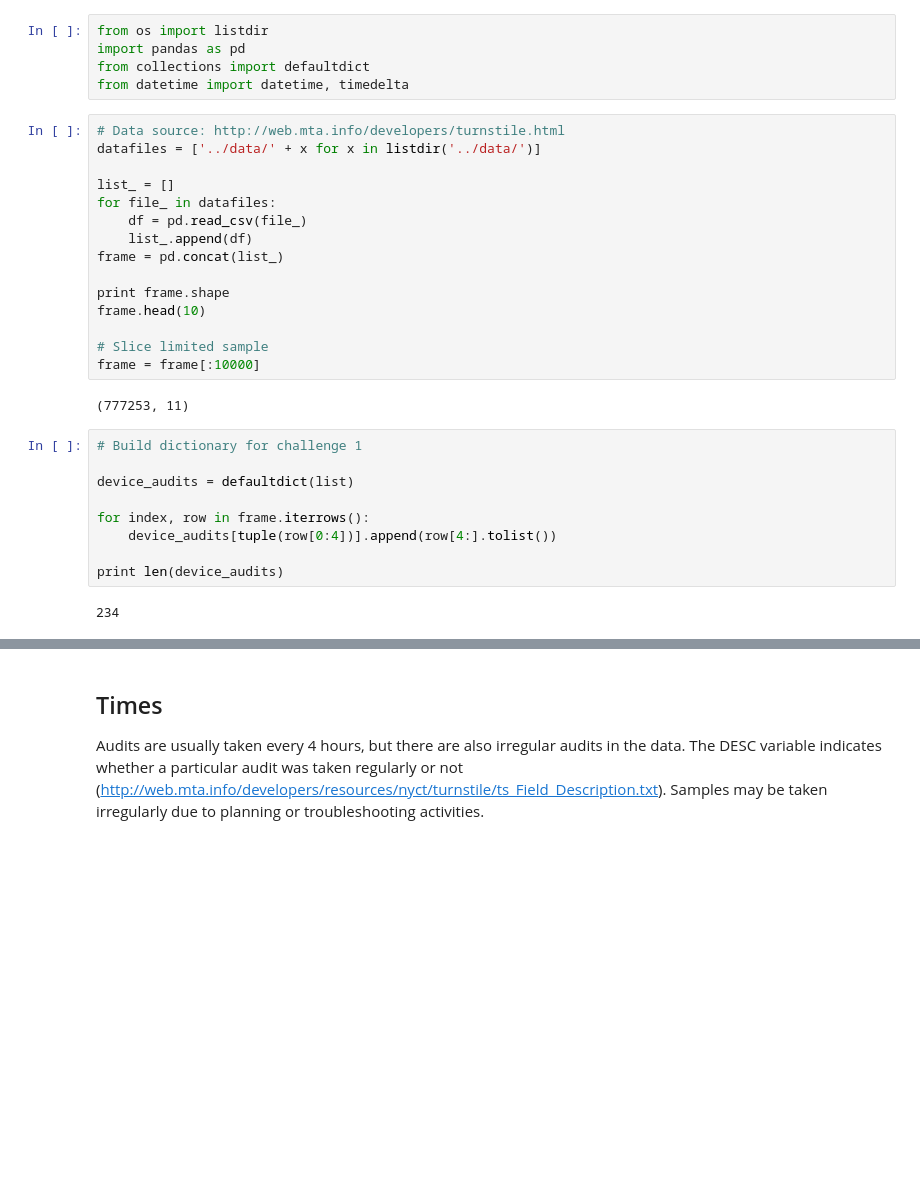
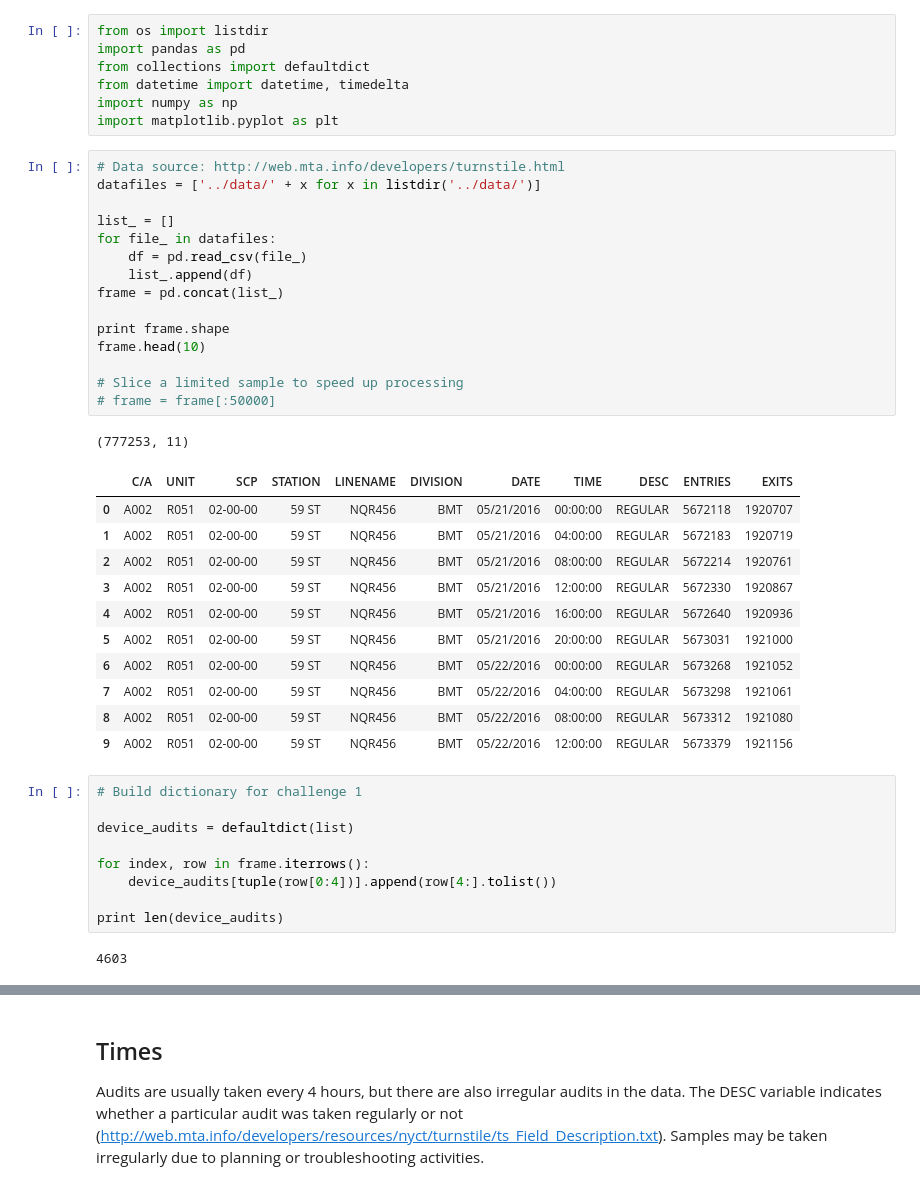
Before and after one commit to alanjschoen/p1_fanatics, a Jupyter notebook: src/alan.ipynb, the cells around one changed output, grey strips where cells are left out. Saved outputs shown, nothing was run; the diff lists cells and outputs as text; blank space fills up the shorter version.

```diff
--- a/src/alan.ipynb
+++ b/src/alan.ipynb
@@ -3,23 +3,36 @@ from os import listdir
 import pandas as pd
 from collections import defaultdict
 from datetime import datetime, timedelta
+import numpy as np
+import matplotlib.pyplot as plt
 # %%
 # Data source: http://web.mta.info/developers/turnstile.html
 datafiles = ['../data/' + x for x in listdir('../data/')]
 
 list_ = []
 for file_ in datafiles:
     df = pd.read_csv(file_)
     list_.append(df)
 frame = pd.concat(list_)
 
 print frame.shape
 frame.head(10)
 
-# Slice limited sample
-frame = frame[:10000]
+# Slice a limited sample to speed up processing
+# frame = frame[:50000]
 # %% [output]
 (777253, 11)
+|  | C/A | UNIT | SCP | STATION | LINENAME | DIVISION | DATE | TIME | DESC | ENTRIES | EXITS |
+| 0 | A002 | R051 | 02-00-00 | 59 ST | NQR456 | BMT | 05/21/2016 | 00:00:00 | REGULAR | 5672118 | 1920707 |
+| 1 | A002 | R051 | 02-00-00 | 59 ST | NQR456 | BMT | 05/21/2016 | 04:00:00 | REGULAR | 5672183 | 1920719 |
+| 2 | A002 | R051 | 02-00-00 | 59 ST | NQR456 | BMT | 05/21/2016 | 08:00:00 | REGULAR | 5672214 | 1920761 |
+| 3 | A002 | R051 | 02-00-00 | 59 ST | NQR456 | BMT | 05/21/2016 | 12:00:00 | REGULAR | 5672330 | 1920867 |
+| 4 | A002 | R051 | 02-00-00 | 59 ST | NQR456 | BMT | 05/21/2016 | 16:00:00 | REGULAR | 5672640 | 1920936 |
+| 5 | A002 | R051 | 02-00-00 | 59 ST | NQR456 | BMT | 05/21/2016 | 20:00:00 | REGULAR | 5673031 | 1921000 |
+| 6 | A002 | R051 | 02-00-00 | 59 ST | NQR456 | BMT | 05/22/2016 | 00:00:00 | REGULAR | 5673268 | 1921052 |
+| 7 | A002 | R051 | 02-00-00 | 59 ST | NQR456 | BMT | 05/22/2016 | 04:00:00 | REGULAR | 5673298 | 1921061 |
+| 8 | A002 | R051 | 02-00-00 | 59 ST | NQR456 | BMT | 05/22/2016 | 08:00:00 | REGULAR | 5673312 | 1921080 |
+| 9 | A002 | R051 | 02-00-00 | 59 ST | NQR456 | BMT | 05/22/2016 | 12:00:00 | REGULAR | 5673379 | 1921156 |
 # %%
 # Build dictionary for challenge 1
 
@@ -30,7 +43,7 @@ for index, row in frame.iterrows():
 
 print len(device_audits)
 # %% [output]
-234
+4603
 # %%
 # Build dictionary for challenge 2
 # datetime, entries
```
Also changed, not shown: parts of 4 cells of this notebook.
